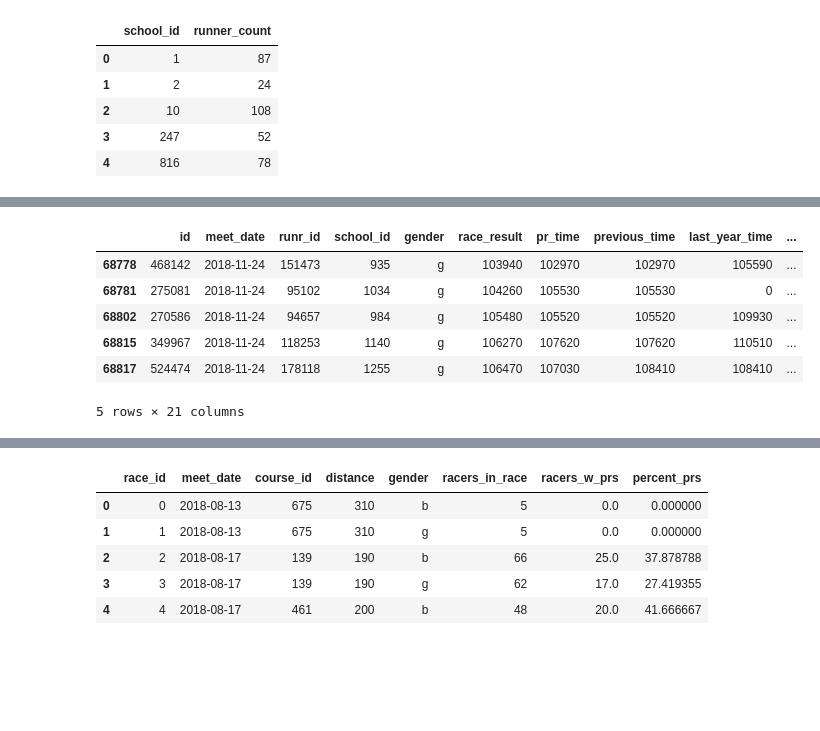
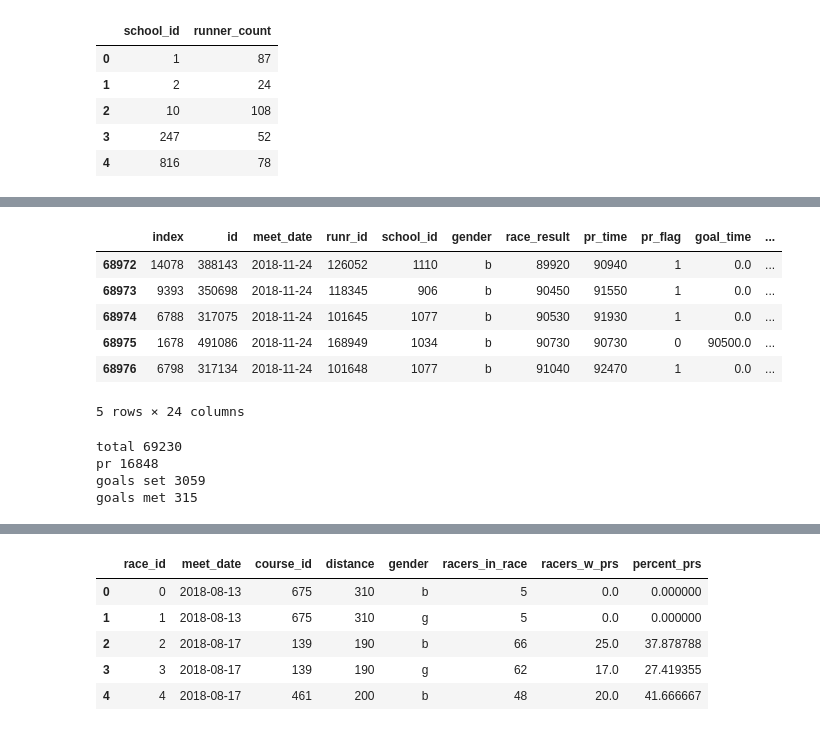
Before and after one commit to DRBrenner/race_performance_final, a Jupyter notebook: transform_data.ipynb, the cells around one changed output, grey strips where cells are left out. Saved outputs shown, nothing was run; the diff lists cells and outputs as text; code cells hidden in the pictures; blank space fills up the shorter version.

```diff
--- a/transform_data.ipynb
+++ b/transform_data.ipynb
@@ -81,0 +149,3 @@ results_df.head()
+# %%
+results_df["pace"] = (results_df["race_result"])/((results_df["distance"])*60)
+results_df.head()
@@ -108,5 +164,6 @@ results_df.head(5)
 # %%
+# Copy meet_date and convert to UNIX format so I can filter by date.
 results_df["datetime"] = pd.to_datetime(results_df['meet_date']) #required to use < or > on date
-results_df = results_df.sort_values(['datetime','course_id','distance','race_result'])
+results_df = results_df.sort_values(['datetime','course_id','distance', 'gender','race_result'])
 results_df.head()
 # %% [output]
@@ -118,0 +176,4 @@ results_df.head()
+# %%
+# Delete partial 2019 data
+results_df = results_df.loc[results_df["datetime"] <= "12/31/2018"].sort_values("datetime")
+results_df.head()
@@ -156,0 +226,17 @@ results_complete_df.sort_values("race_result").head()
+# %%
+# Merge total runner count (per school) via school_id to results_df
+results_complete_df = pd.merge(results_df, school_runner_count_fall_2018, how="left", on="school_id")
+
+# Merge log entry data (per runner) via runr_id to results_complete_df - identical log entries per runner's race result
+results_complete_df = pd.merge(results_complete_df, log_count_9, how="left", on="runr_id")
+results_complete_df = pd.merge(results_complete_df, log_count_11, how="left", on="runr_id")
+results_complete_df = pd.merge(results_complete_df, max_effort_log_count_9, how="left", on="runr_id")
+results_complete_df = pd.merge(results_complete_df, max_effort_log_count_11, how="left", on="runr_id")
+
+# # Change Null to "0" in log columns
+results_complete_df["log_entries_sept"] = results_complete_df['log_entries_sept'].replace(np.nan, 0)
+results_complete_df["log_entries_nov"] = results_complete_df['log_entries_nov'].replace(np.nan, 0)
+results_complete_df["max_effort_log_entries_sept"] = results_complete_df['max_effort_log_entries_sept'].replace(np.nan, 0)
+results_complete_df["max_effort_log_entries_nov"] = results_complete_df['max_effort_log_entries_nov'].replace(np.nan, 0)
+
+results_complete_df.head()
@@ -157,20 +251,45 @@ results_complete_df.sort_values("race_result").head()
 # %%
 #State Meet 2018 info for bubble chart (x-runner_id?, y=pace with School Size bubbles and color for male/female)
 fall_2018_3mile_races = results_complete_df.loc[(results_complete_df['datetime']>"2018-07-31") &
                                        (results_complete_df['datetime']<"2019-01-01") &
                                        (results_complete_df["distance"]>=300)]
+state_finals_2018_all = results_complete_df.loc[(results_complete_df['datetime']=="2018-11-24") &
+                                       (results_complete_df['course_id']== 9)].sort_values("race_result")
+
 state_finals_2018_male = results_complete_df.loc[(results_complete_df['datetime']=="2018-11-24") &
                                        (results_complete_df['course_id']== 9) &
                                        (results_complete_df["gender"] == "b")].sort_values("race_result")
 state_finals_2018_female = results_complete_df.loc[(results_complete_df['datetime']=="2018-11-24") &
                                        (results_complete_df['course_id']== 9) &
                                        (results_complete_df["gender"] == "g")].sort_values("race_result")
-state_finals_2018_female.head()
+state_finals_2018_all.head()
 # %% [output]
-|  | id | meet_date | runr_id | school_id | gender | race_result | pr_time | previous_time | last_year_time | ... |
-| 68778 | 468142 | 2018-11-24 | 151473 | 935 | g | 103940 | 102970 | 102970 | 105590 | ... |
-| 68781 | 275081 | 2018-11-24 | 95102 | 1034 | g | 104260 | 105530 | 105530 | 0 | ... |
-| 68802 | 270586 | 2018-11-24 | 94657 | 984 | g | 105480 | 105520 | 105520 | 109930 | ... |
-| 68815 | 349967 | 2018-11-24 | 118253 | 1140 | g | 106270 | 107620 | 107620 | 110510 | ... |
-| 68817 | 524474 | 2018-11-24 | 178118 | 1255 | g | 106470 | 107030 | 108410 | 108410 | ... |
+|  | index | id | meet_date | runr_id | school_id | gender | race_result | pr_time | pr_flag | goal_time | ... |
+| 68972 | 14078 | 388143 | 2018-11-24 | 126052 | 1110 | b | 89920 | 90940 | 1 | 0.0 | ... |
+| 68973 | 9393 | 350698 | 2018-11-24 | 118345 | 906 | b | 90450 | 91550 | 1 | 0.0 | ... |
+| 68974 | 6788 | 317075 | 2018-11-24 | 101645 | 1077 | b | 90530 | 91930 | 1 | 0.0 | ... |
+| 68975 | 1678 | 491086 | 2018-11-24 | 168949 | 1034 | b | 90730 | 90730 | 0 | 90500.0 | ... |
+| 68976 | 6798 | 317134 | 2018-11-24 | 101648 | 1077 | b | 91040 | 92470 | 1 | 0.0 | ... |
-5 rows × 21 columns
+5 rows × 24 columns
+# %%
+#Calc PR and goal stats
+#TOTAL RACERS
+total_racers = len(results_complete_df)
+print("total",total_racers)
+
+#Race results with a PR
+total_prs = len(results_complete_df.loc[results_complete_df["pr_flag"] == "1"])
+
+print("pr", total_prs)
+
+total_goals_set = len(results_complete_df.loc[results_complete_df["goal_time"] > 0])
+print("goals set",total_goals_set)
+
+#Race results with a PR
+total_goals_met = len(results_complete_df.loc[results_complete_df["goal_flag"] == 1])
+print("goals met",total_goals_met)
+# %% [output]
+total 69230
+pr 16848
+goals set 3059
+goals met 315
```
Also changed, not shown: parts of 25 cells of this notebook, 1 other file.
